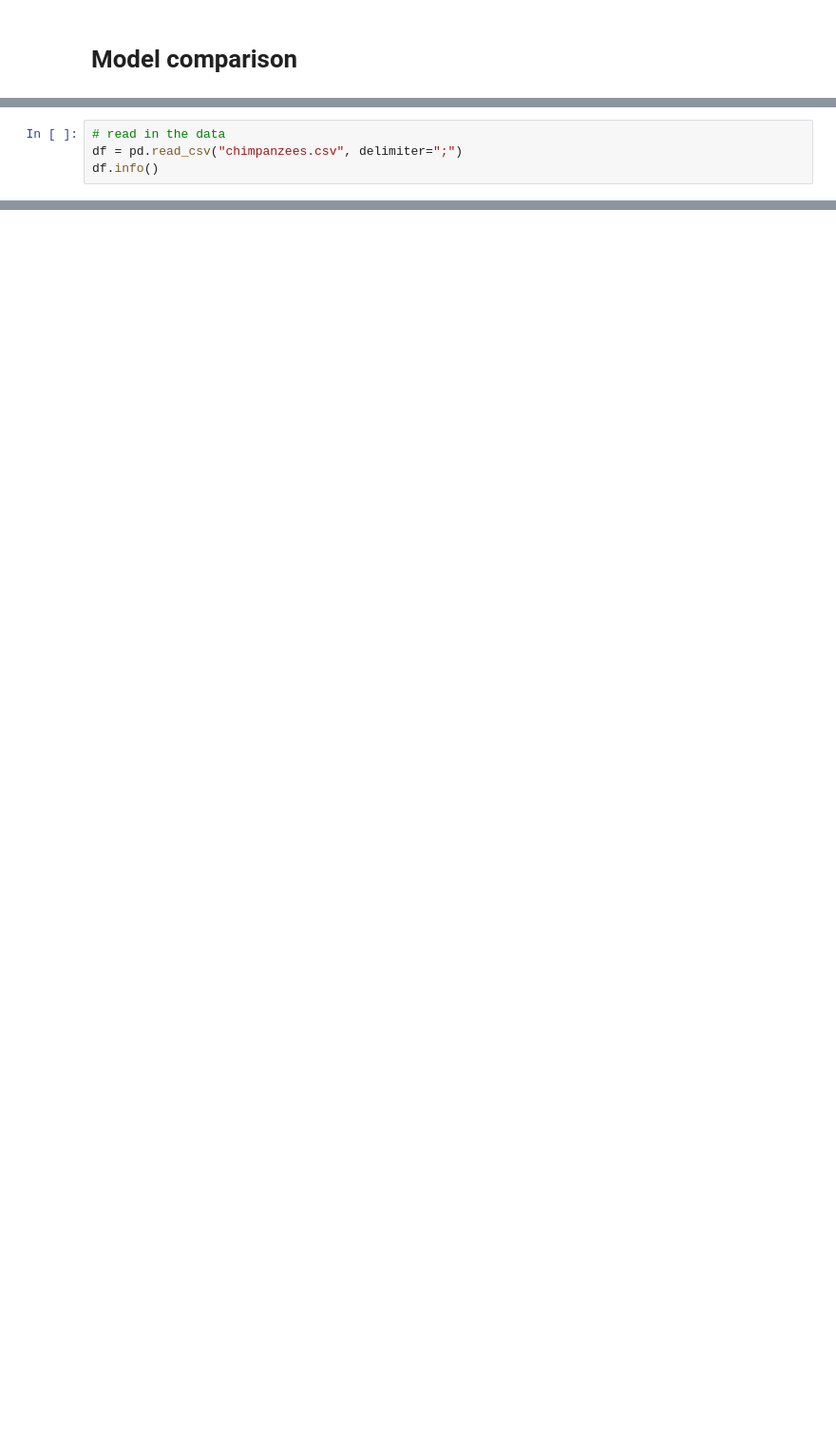
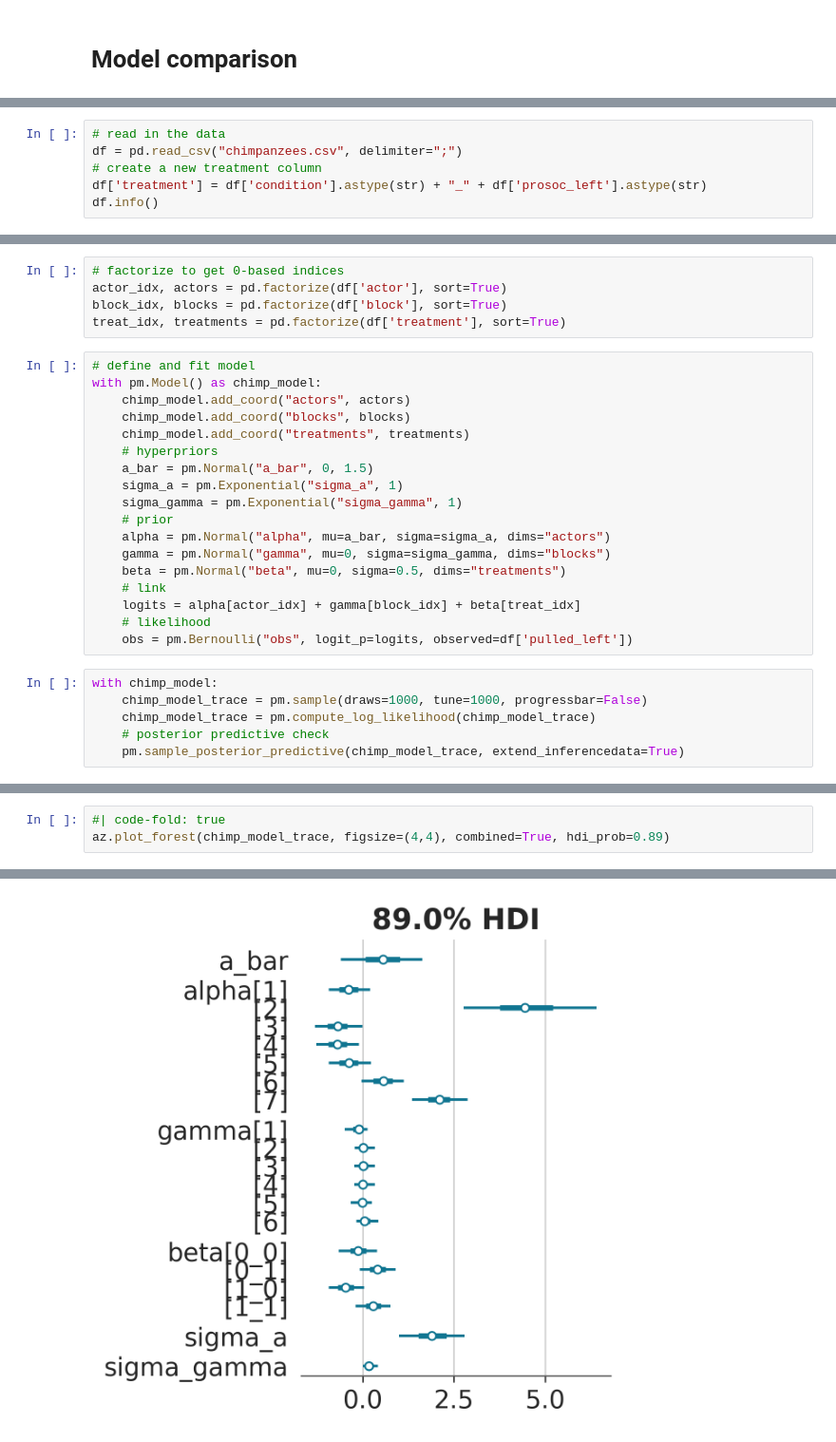
Before and after one commit to mika-long/mika-long.github.io, a Jupyter notebook: posts/pymc-hierarchical/index.ipynb, the cells around one changed output, grey strips where cells are left out. Shown at 95% size. Drawn from its saved outputs; the diff is of its cells as text; blank space fills up the shorter version.

```diff
--- a/posts/pymc-hierarchical/index.ipynb
+++ b/posts/pymc-hierarchical/index.ipynb
@@ -275,6 +271,8 @@ TODO
 # %%
 # read in the data
 df = pd.read_csv("chimpanzees.csv", delimiter=";")
+# create a new treatment column
+df['treatment'] = df['condition'].astype(str) + "_" + df['prosoc_left'].astype(str)
 df.info()
 # %% [output]
 <class 'pandas.core.frame.DataFrame'>
@@ -297,0 +294,29 @@ memory usage: 31.6 KB
+# %%
+# factorize to get 0-based indices
+actor_idx, actors = pd.factorize(df['actor'], sort=True)
+block_idx, blocks = pd.factorize(df['block'], sort=True)
+treat_idx, treatments = pd.factorize(df['treatment'], sort=True)
+# %%
+# define and fit model
+with pm.Model() as chimp_model:
+    chimp_model.add_coord("actors", actors)
+    chimp_model.add_coord("blocks", blocks)
+    chimp_model.add_coord("treatments", treatments)
+    # hyperpriors
+    a_bar = pm.Normal("a_bar", 0, 1.5)
+    sigma_a = pm.Exponential("sigma_a", 1)
+    sigma_gamma = pm.Exponential("sigma_gamma", 1)
+    # prior
+    alpha = pm.Normal("alpha", mu=a_bar, sigma=sigma_a, dims="actors")
+    gamma = pm.Normal("gamma", mu=0, sigma=sigma_gamma, dims="blocks")
+    beta = pm.Normal("beta", mu=0, sigma=0.5, dims="treatments")
+    # link
+    logits = alpha[actor_idx] + gamma[block_idx] + beta[treat_idx]
+    # likelihood
+    obs = pm.Bernoulli("obs", logit_p=logits, observed=df['pulled_left'])
+# %%
+with chimp_model:
+    chimp_model_trace = pm.sample(draws=1000, tune=1000, progressbar=False)
+    chimp_model_trace = pm.compute_log_likelihood(chimp_model_trace)
+    # posterior predictive check
+    pm.sample_posterior_predictive(chimp_model_trace, extend_inferencedata=True)
@@ -297,0 +355,4 @@ memory usage: 31.6 KB
+# %%
+#| code-fold: true
+az.plot_forest(chimp_model_trace, figsize=(4,4), combined=True, hdi_prob=0.89)
+# %% [output]
@@ -297,0 +360 @@ memory usage: 31.6 KB
+[figure, added]
```
Also changed, not shown: parts of 30 cells of this notebook, 31 other files.
